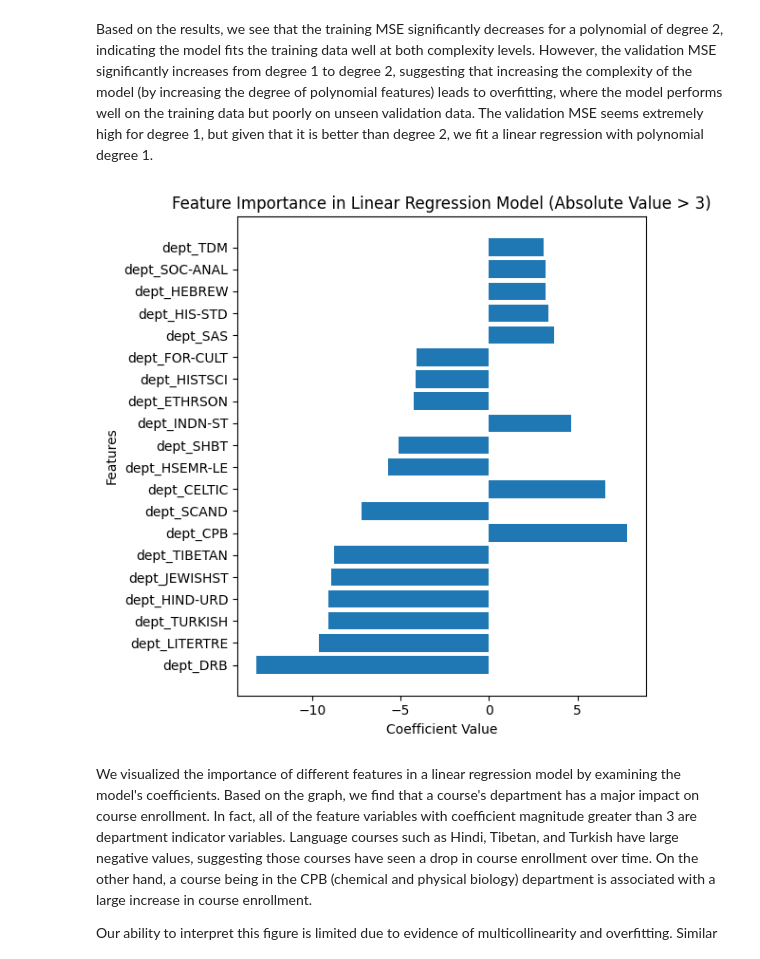
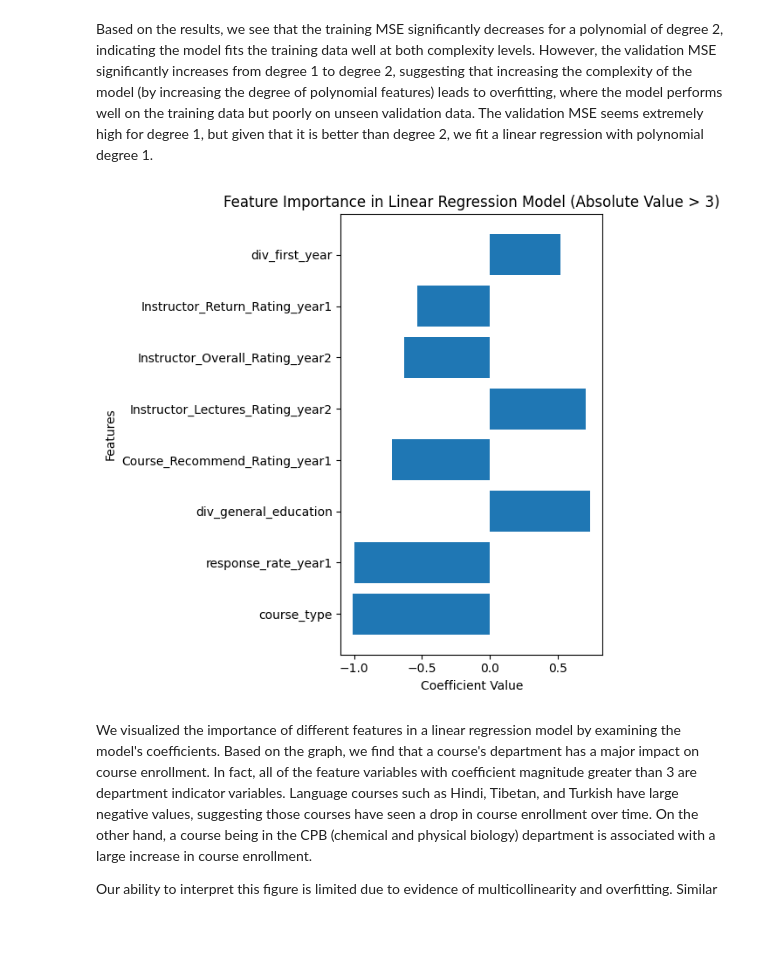
Before and after one commit to MattHAndrews/cs109a_final_project, a Jupyter notebook: Project.ipynb, the cells around one changed output. Saved outputs shown, nothing was run; the diff lists cells and outputs as text; code cells hidden in the pictures; blank space fills up the shorter version.

```diff
--- a/Project.ipynb
+++ b/Project.ipynb
@@ -106,6 +107,6 @@ We decided to define a lecture as > 20 people because from our experience 20 peo
 # %%
 threshold = 20
-df_copy['course_type'] = df_copy['enrollment'].apply(lambda x: 'seminar' if x <= threshold else 'lecture')
+df_copy['course_type'] = df_copy['enrollment'].apply(lambda x: 1 if x <= threshold else 0)
 
 sns.histplot(data=df_copy[df_copy["enrollment"] < 100], x="enrollment", bins=20).set(title = "Number of Classes with Enrollment Size")
 # %% [output]
@@ -484,9 +485,11 @@ for name, group in grouped_data:
                 numerical_columns_year1 = year1_data.select_dtypes(include='number').reset_index(drop=True).add_suffix('_year1')
                 numerical_columns_year2 = year2_data.select_dtypes(include='number').reset_index(drop=True).add_suffix('_year2')
 
-                # Assuming 'course_type' and 'department1' are consistent across years for the same course
+                # Assuming 'course_type', 'department1', 'divison', 'course_type are consistent across years for the same course
                 course_type = year1_data['course_type'].iloc[0]
-                department = year1_data['department1'].iloc[0]
+                # department = year1_data['department1'].iloc[0]
+                division = year1_data['division'].iloc[0]
+                course_type = year1_data['course_type'].iloc[0]
 
                 # Get 'log_enrollment' for the third year
                 log_enrollment_outcome = sorted_group[sorted_group['year'] == year3]['log_enrollment'].iloc[0]
@@ -494,21 +497,22 @@ for name, group in grouped_data:
                 # Combine all required data
                 combined_data = pd.concat([numerical_columns_year1, numerical_columns_year2], axis=1).iloc[0]
                 combined_data['course_type'] = course_type
-                combined_data['department'] = department
+                # combined_data['department'] = department
                 combined_data['outcome'] = log_enrollment_outcome
+                combined_data['division'] = division
+                combined_data['course_type'] = course_type
 
                 # Append this combined data to the result DataFrame using pd.concat
                 result_df = pd.concat([result_df, pd.DataFrame([combined_data])], ignore_index=True)
 # Since we don't want the actual year as a predictor (since it wildly messes up the coefficients), we'll drop it
-result_df = result_df.drop(['year_year1', 'year_year2'], axis=1)
+result_df = result_df.drop(['year_year1', 'year_year2','course_type_year1','course_type_year2',], axis=1)
 # %%
 # Importatnly this cannot be done in step 5 because we use department and course type in the loop above
 # Creating dummy variables for 'department' and 'course_type'
-department_dummies = pd.get_dummies(result_df['department'], prefix='dept').astype(int)
-course_type_dummies = pd.get_dummies(result_df['course_type'], prefix='course_type').astype(int)
+division_dummies = pd.get_dummies(result_df['division'], prefix='div').astype(int)
 
 # Concatenating the dummy variables with the original dataframe
-result_df_with_dummies = pd.concat([result_df, department_dummies, course_type_dummies], axis=1)
+result_df_with_dummies = pd.concat([result_df, division_dummies], axis=1)
 # %%
 # Define the size of each set
 train_size = 0.6
@@ -614,31 +618,31 @@ Based on the results, we see that the training MSE significantly decreases for a
 # %%
 # Fit the model according to the best degree = 1
 model = LinearRegression().fit(X_train, y_train)
 
 # Coefficients
 coefficients = model.coef_
 
 # Feature names
 feature_names = X_train.columns
 
 # Combine coefficients and feature names, and sort by the magnitude of coefficients
 coeff_df = pd.DataFrame({'Feature': feature_names, 'Coefficient': coefficients})
 coeff_df = coeff_df.reindex(coeff_df.Coefficient.abs().sort_values(ascending=False).index)
 
 # Filter coefficients with absolute values
-filtered_coeff_df = coeff_df[coeff_df['Coefficient'].abs() > 3]
+filtered_coeff_df = coeff_df[coeff_df['Coefficient'].abs() > 0.5]
 
 # Plot
 plt.figure(figsize=(6, 6))  # Adjust the figure size as needed
 plt.barh(filtered_coeff_df['Feature'], filtered_coeff_df['Coefficient'])  # Horizontal bar plot
 # plt.barh(coeff_df['Feature'], coeff_df['Coefficient'])  # Horizontal bar plot
 plt.xlabel('Coefficient Value')
 plt.ylabel('Features')
 plt.title(f'Feature Importance in Linear Regression Model (Absolute Value > 3)')
 plt.tight_layout()
 plt.show()
 # %% [output]
-[figure, old version]
+[figure, new version]
 # %% [markdown]
 We visualized the importance of different features in a linear regression model by examining the model's coefficients. Based on the graph, we find that a course's department has a major impact on course enrollment. In fact, all of the feature variables with coefficient magnitude greater than 3 are department indicator variables. Language courses such as Hindi, Tibetan, and Turkish have large negative values, suggesting those courses have seen a drop in course enrollment over time. On the other hand, a course being in the CPB (chemical and physical biology) department is associated with a large increase in course enrollment.
 
```
Also changed, not shown: parts of 26 cells of this notebook.
